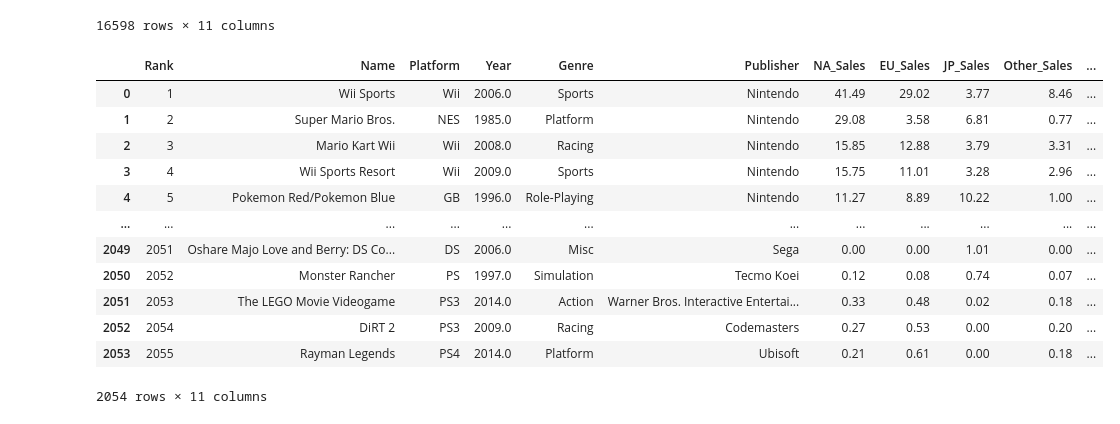
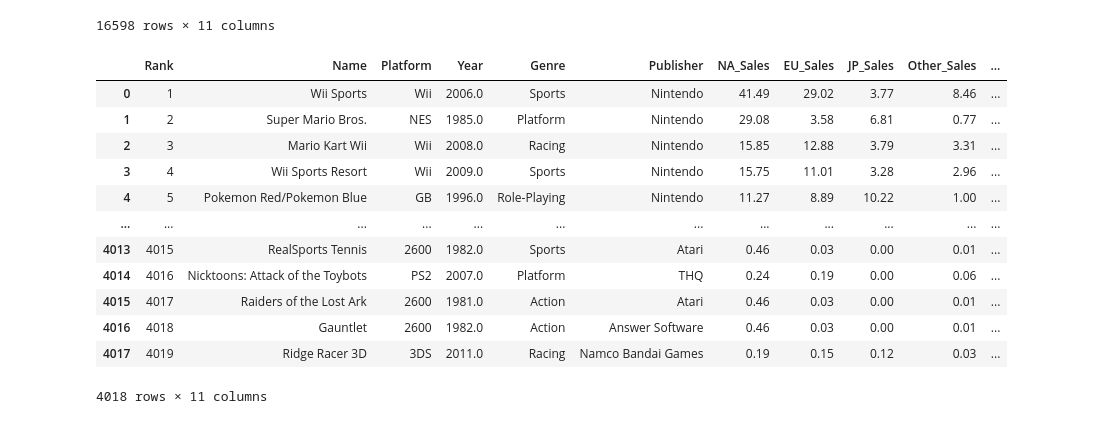
Before and after one commit to paulaked/data25-visualisations, a Jupyter notebook: task.ipynb, the cells around one changed output. Cells and saved outputs as stored; diff of their text form; code cells hidden in the pictures.

```diff
--- a/task.ipynb
+++ b/task.ipynb
@@ -19,19 +19,19 @@ vid_games
 | 16597 | 16600 | Spirits & Spells | GBA | 2003.0 | Platform | Wanadoo | 0.01 | 0.00 | 0.00 | 0.00 | ... |
 16598 rows × 11 columns
 # %%
-clean_data = vid_games[vid_games['Global_Sales']>1]
+clean_data = vid_games[vid_games['Global_Sales']>=0.5]
 clean_data
 # %% [output]
 |  | Rank | Name | Platform | Year | Genre | Publisher | NA_Sales | EU_Sales | JP_Sales | Other_Sales | ... |
 | 0 | 1 | Wii Sports | Wii | 2006.0 | Sports | Nintendo | 41.49 | 29.02 | 3.77 | 8.46 | ... |
 | 1 | 2 | Super Mario Bros. | NES | 1985.0 | Platform | Nintendo | 29.08 | 3.58 | 6.81 | 0.77 | ... |
 | 2 | 3 | Mario Kart Wii | Wii | 2008.0 | Racing | Nintendo | 15.85 | 12.88 | 3.79 | 3.31 | ... |
 | 3 | 4 | Wii Sports Resort | Wii | 2009.0 | Sports | Nintendo | 15.75 | 11.01 | 3.28 | 2.96 | ... |
 | 4 | 5 | Pokemon Red/Pokemon Blue | GB | 1996.0 | Role-Playing | Nintendo | 11.27 | 8.89 | 10.22 | 1.00 | ... |
 | ... | ... | ... | ... | ... | ... | ... | ... | ... | ... | ... | ... |
-| 2049 | 2051 | Oshare Majo Love and Berry: DS Co... | DS | 2006.0 | Misc | Sega | 0.00 | 0.00 | 1.01 | 0.00 | ... |
-| 2050 | 2052 | Monster Rancher | PS | 1997.0 | Simulation | Tecmo Koei | 0.12 | 0.08 | 0.74 | 0.07 | ... |
-| 2051 | 2053 | The LEGO Movie Videogame | PS3 | 2014.0 | Action | Warner Bros. Interactive Entertai... | 0.33 | 0.48 | 0.02 | 0.18 | ... |
-| 2052 | 2054 | DiRT 2 | PS3 | 2009.0 | Racing | Codemasters | 0.27 | 0.53 | 0.00 | 0.20 | ... |
-| 2053 | 2055 | Rayman Legends | PS4 | 2014.0 | Platform | Ubisoft | 0.21 | 0.61 | 0.00 | 0.18 | ... |
+| 4013 | 4015 | RealSports Tennis | 2600 | 1982.0 | Sports | Atari | 0.46 | 0.03 | 0.00 | 0.01 | ... |
+| 4014 | 4016 | Nicktoons: Attack of the Toybots | PS2 | 2007.0 | Platform | THQ | 0.24 | 0.19 | 0.00 | 0.06 | ... |
+| 4015 | 4017 | Raiders of the Lost Ark | 2600 | 1981.0 | Action | Atari | 0.46 | 0.03 | 0.00 | 0.01 | ... |
+| 4016 | 4018 | Gauntlet | 2600 | 1982.0 | Action | Answer Software | 0.46 | 0.03 | 0.00 | 0.01 | ... |
+| 4017 | 4019 | Ridge Racer 3D | 3DS | 2011.0 | Racing | Namco Bandai Games | 0.19 | 0.15 | 0.12 | 0.03 | ... |
-2054 rows × 11 columns
+4018 rows × 11 columns
```
Also changed, not shown: parts of 4 cells of this notebook.
